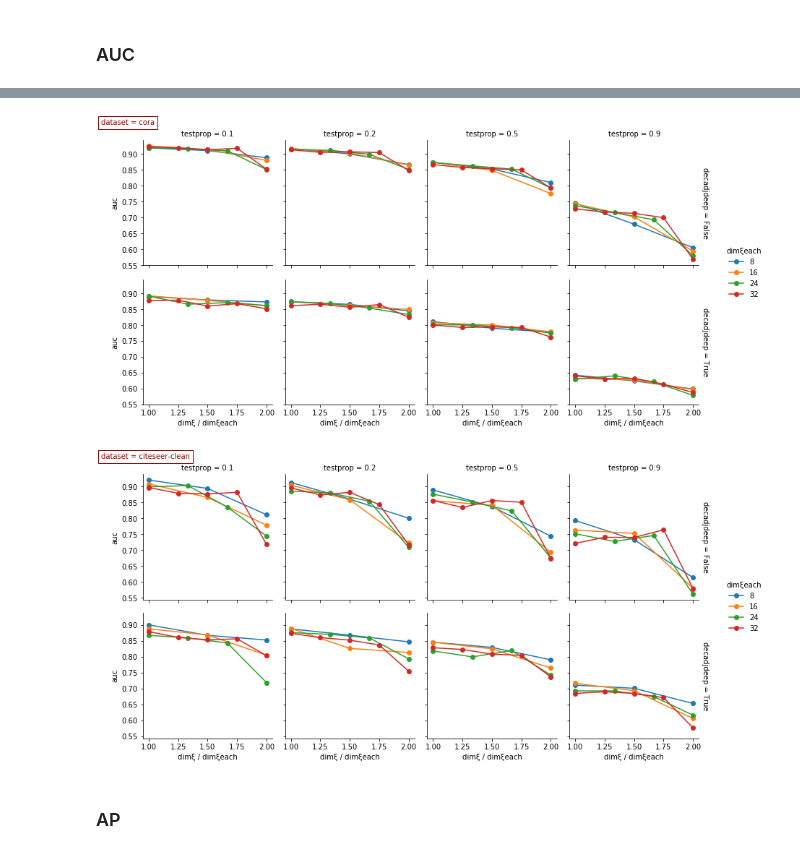
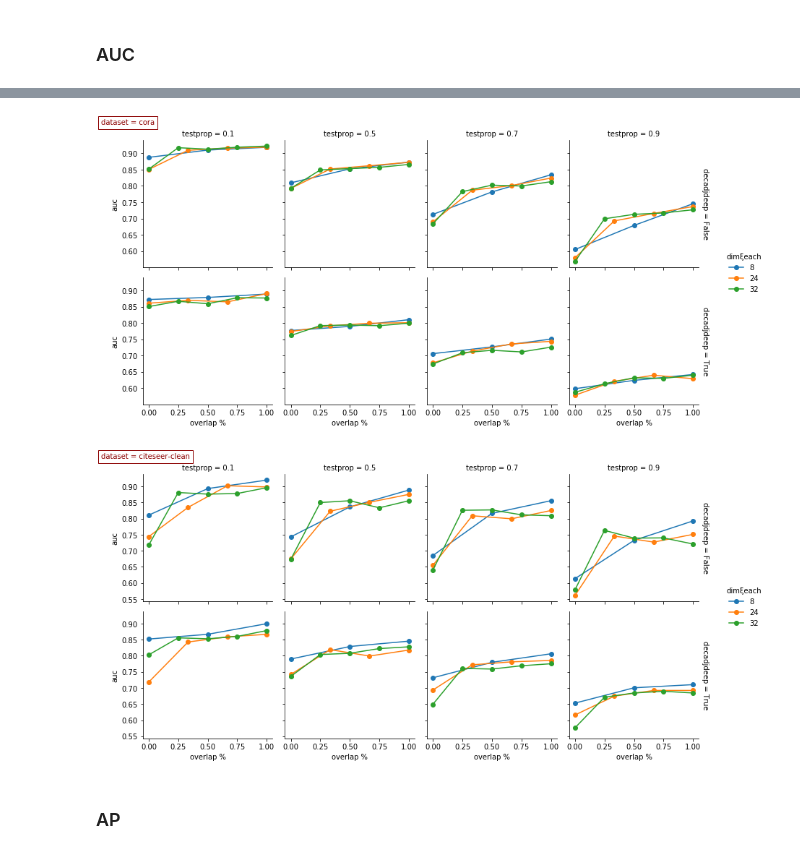
Before and after one commit to ixxi-dante/an2vec, a Jupyter notebook: julia/nc-lp-several_testprops-several_dimxieach.ipynb, the cells around one changed output, grey strips where cells are left out. Cells and saved outputs as stored; diff of their text form; code cells hidden in the pictures.

```diff
--- a/julia/nc-lp-several_testprops-several_dimxieach.ipynb
+++ b/julia/nc-lp-several_testprops-several_dimxieach.ipynb
@@ -10,10 +12,10 @@ import seaborn as sb
 threshold = 100
 
 filepaths = {
-    8: '../data/behaviour/gae-benchmarks/git=2b55e75a07-dataset=cora,citeseer-clean-testprop=0.15,0.1:0.1:0.9-testtype=nodes,edges-diml1enc=32-diml1dec=32-dimxiadj=8-dimxifeat=8-overlap=0,4,8-bias=false-sharedl1=false-decadjdeep=true,false-nepochs=200-nsamples=10.csv.gz',
-    16: '../data/behaviour/gae-benchmarks/git=2b55e75a07-dataset=cora,citeseer-clean,pubmed-testprop=0.15,0.1:0.1:0.9-testtype=nodes,edges-diml1enc=32-diml1dec=32-dimxiadj=16-dimxifeat=16-overlap=0,8,16-bias=false-sharedl1=false-decadjdeep=true,false-nepochs=200-nsamples=10.csv.gz',
-    24: '../data/behaviour/gae-benchmarks/git=2b55e75a07-dataset=cora,citeseer-clean-testprop=0.15,0.1:0.1:0.9-testtype=nodes,edges-diml1enc=32-diml1dec=32-dimxiadj=24-dimxifeat=24-overlap=0,8,16,24-bias=false-sharedl1=false-decadjdeep=true,false-nepochs=200-nsamples=10.csv.gz',
-    32: '../data/behaviour/gae-benchmarks/git=2b55e75a07-dataset=cora,citeseer-clean-testprop=0.15,0.1:0.1:0.9-testtype=nodes,edges-diml1enc=32-diml1dec=32-dimxiadj=32-dimxifeat=32-overlap=0,8,16,24,32-bias=false-sharedl1=false-decadjdeep=true,false-nepochs=200-nsamples=10.csv.gz'
+    8: '../data/behaviour/gae-benchmarks/git=15257d5eec-dataset=cora,citeseer-clean-testprop=0.15,0.1:0.1:0.9-testtype=nodes,edges-diml1enc=32-diml1dec=32-dimxiadj=8-dimxifeat=8-overlap=0,4,8-bias=false-sharedl1=false-decadjdeep=true,false-nepochs=200-nsamples=10.csv.gz',
+    #16: '../data/behaviour/gae-benchmarks/git=15257d5eec-dataset=cora,citeseer-clean,pubmed-testprop=0.15,0.1:0.1:0.9-testtype=nodes,edges-diml1enc=32-diml1dec=32-dimxiadj=16-dimxifeat=16-overlap=0,8,16-bias=false-sharedl1=false-decadjdeep=true,false-nepochs=200-nsamples=10.csv.gz',
+    24: '../data/behaviour/gae-benchmarks/git=15257d5eec-dataset=cora,citeseer-clean-testprop=0.15,0.1:0.1:0.9-testtype=nodes,edges-diml1enc=32-diml1dec=32-dimxiadj=24-dimxifeat=24-overlap=0,8,16,24-bias=false-sharedl1=false-decadjdeep=true,false-nepochs=200-nsamples=10.csv.gz',
+    32: '../data/behaviour/gae-benchmarks/git=15257d5eec-dataset=cora,citeseer-clean-testprop=0.15,0.1:0.1:0.9-testtype=nodes,edges-diml1enc=32-diml1dec=32-dimxiadj=32-dimxifeat=32-overlap=0,8,16,24,32-bias=false-sharedl1=false-decadjdeep=true,false-nepochs=200-nsamples=10.csv.gz'
 }
 
 results = {}
@@ -43,7 +42,7 @@ Excluding the 0 / 3200 points with total loss > 100
 Loading dimxieach = 32
 Excluding the 0 / 4000 points with total loss > 100
 # %%
-results['dimξ / dimξeach'] = results.dimξ / results.dimξeach
+results['overlap %'] = 2 - results.dimξ / results.dimξeach
 averages = results.groupby(['dataset', 'decadjdeep', 'dimξ', 'dimξeach', 'testtype', 'testprop']).mean().reset_index()
 stds = results.groupby(['dataset', 'decadjdeep', 'dimξ', 'dimξeach', 'testtype', 'testprop']).std().reset_index()
 # %% [markdown]
@@ -56,7 +55,7 @@ metric = 'auc'
 dimξeach = 16
 
 g = sb.FacetGrid(data=averages[(averages.testtype == testtype) & (averages.dimξeach == dimξeach)],
-                 col='dataset', hue='dimξ', row='decadjdeep',
+                 col='dataset', col_order=['cora', 'citeseer-clean', 'pubmed'], hue='dimξ', row='decadjdeep',
                  sharey=True, margin_titles=True)
 g = g.map(plt.plot, 'testprop', metric)
 g.add_legend()
@@ -71,23 +71,23 @@ g.fig.savefig('../data/ans-mlg/{testtype}-dataset=all-dimxieach={dimxieach}-metr
 # %%
 testtype = 'edges'
 metric = 'auc'
 
 datasets = ['cora', 'citeseer-clean']#, 'pubmed']
 for dataset in datasets:
     g = sb.FacetGrid(data=averages[(averages.testtype == testtype) & (averages.dataset == dataset)],
-                     col='testprop', col_order=[0.1, 0.2, 0.5, 0.9], hue='dimξeach', row='decadjdeep',
+                     col='testprop', col_order=[0.1, 0.5, 0.7, 0.9], hue='dimξeach', row='decadjdeep',
                      sharey=True, margin_titles=True)
-    g.map(plt.plot, 'dimξ / dimξeach', metric, marker='o')
+    g.map(plt.plot, 'overlap %', metric, marker='o')
     g.add_legend()
     g.fig.text(0, 1, 'dataset = {}'.format(dataset),
                color='darkred', ha='left', va='center',
                bbox={'edgecolor': 'darkred', 'facecolor': "#00000000"})
     g.fig.savefig('../data/ans-mlg/{testtype}-dataset={dataset}-dimxieach=all-metric={metric}.pdf'
                   .format(testtype=testtype, dataset=dataset, metric=metric),
                   bbox_inches='tight')
 # %% [output]
-[figure, old version]
+[figure, new version]
-[figure, old version]
+[figure, new version]
 # %% [markdown]
 ### AP
 # %%
```
Also changed, not shown: parts of 14 cells of this notebook, 11 other files.
